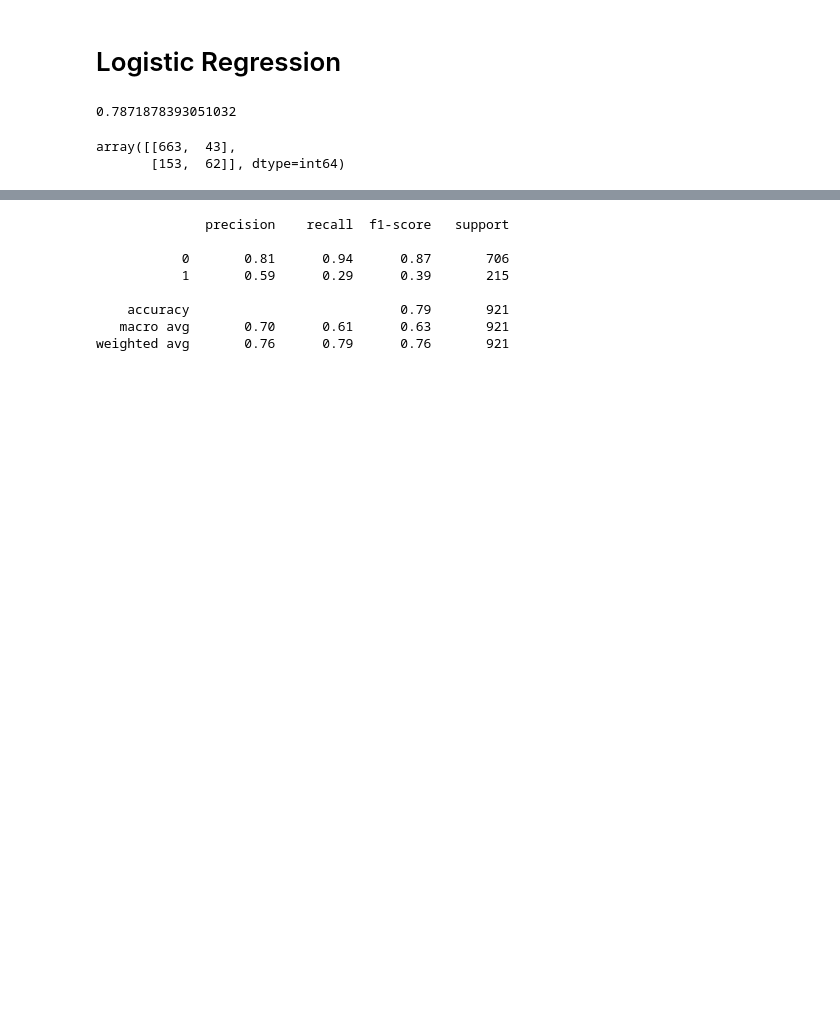
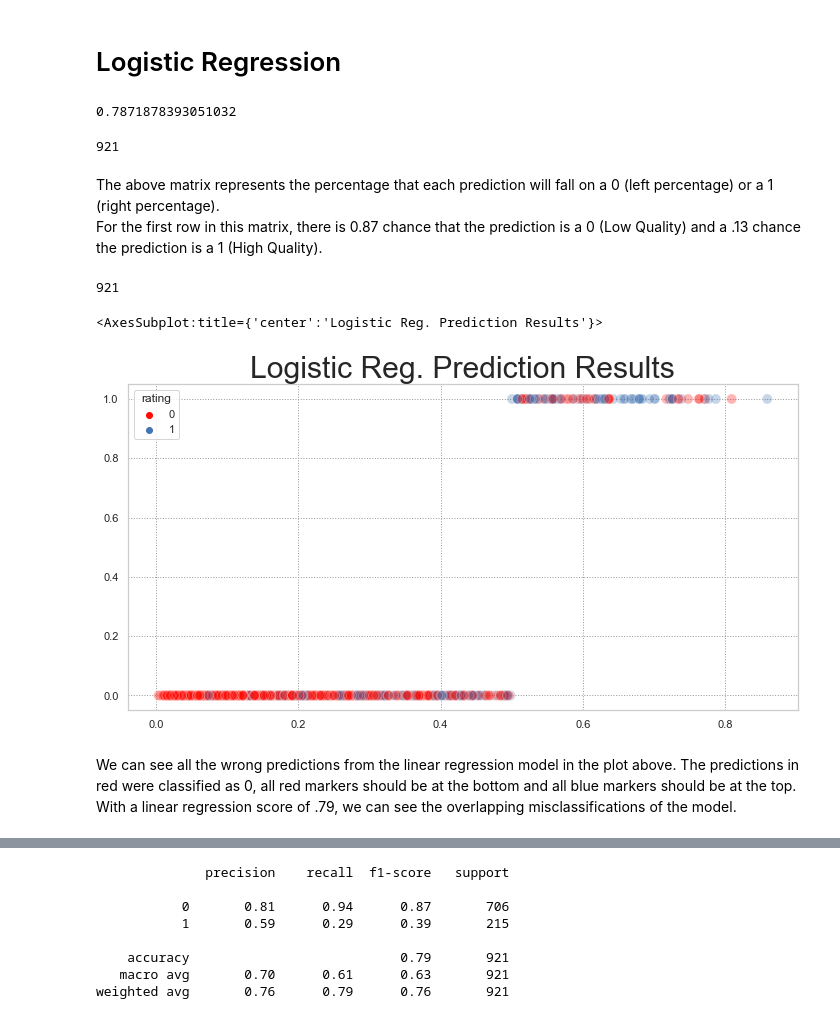
Before and after one commit to ItsGribble/Wine_ML_project, a Jupyter notebook: Wine/White_Wine_Project.ipynb, the cells around one changed output, grey strips where cells are left out. Saved outputs shown, nothing was run; the diff lists cells and outputs as text; code cells hidden in the pictures; blank space fills up the shorter version.

```diff
--- a/Wine/White_Wine_Project.ipynb
+++ b/Wine/White_Wine_Project.ipynb
@@ -502,8 +500,37 @@ LG_pred=LG_model.predict(X_test)
-# %%
-confusion_matrix(y_test,LG_pred)
-# %% [output]
-array([[663,  43],
-       [153,  62]], dtype=int64)
+# %%
+#use LG_prob to get the probablities for each prediction
+#will return a 2 dimensional array
+LG_prob = LG_model.predict_proba(X_test)
+len(LG_prob)
+# %% [output]
+921
+# %% [markdown]
+The above matrix represents the percentage that each prediction will fall on a 0 (left percentage) or a 1 (right percentage). <br>
+For the first row in this matrix, there is 0.87 chance that the prediction is a 0 (Low Quality) and a .13 chance the prediction is a 1 (High Quality).
+# %%
+#will return a 1 dimensional array of the predicted values
+LG_pred = LG_model.predict(X_test)
+len(LG_pred)
+# %% [output]
+921
+# %%
+#split the probabilities into 1D arrays
+low_q,high_q = map(list,zip(*LG_prob))
+
+#plot params
+plt.figure(figsize=(12,6))
+plt.title('Logistic Reg. Prediction Results', fontdict={'fontsize':30})
+
+#create a color palette
+colorplt=['#FF0B04','#4374B3']
+#plot the predictions
+sns.scatterplot(x=high_q,y=LG_pred,hue=y_test,palette =colorplt,s=100, alpha = .3)
+# %% [output]
+<AxesSubplot:title={'center':'Logistic Reg. Prediction Results'}>
+[figure, added]
+# %% [markdown]
+We can see all the wrong predictions from the linear regression model in the plot above. The predictions in red were classified as 0, all red markers should be at the bottom and all blue markers should be at the top.
+With a linear regression score of .79, we can see the overlapping misclassifications of the model.
 # %%
 plot_confusion_matrix(LG_model,X_test,y_test)
 # %% [output]
```
Also changed, not shown: parts of 16 cells of this notebook.
